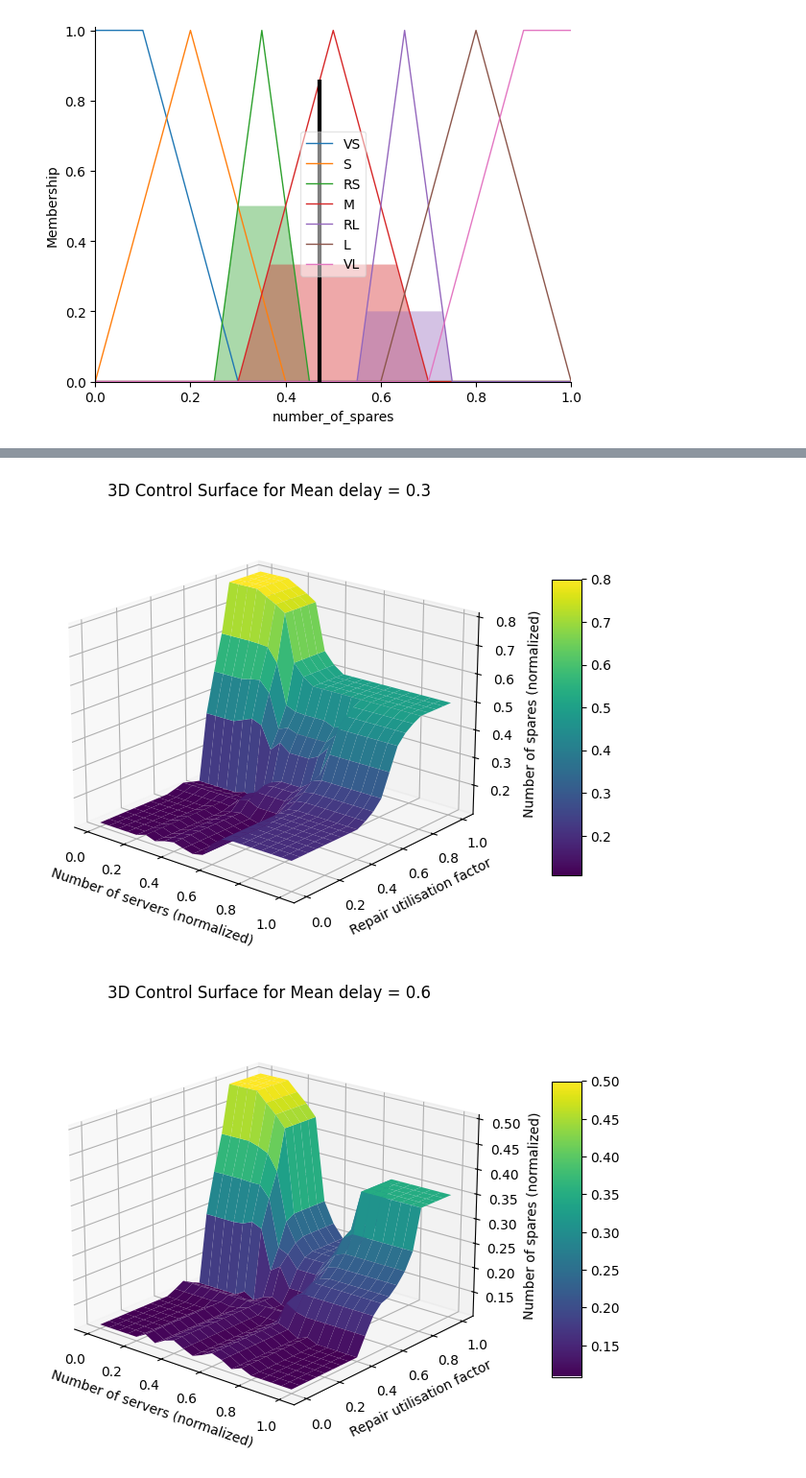
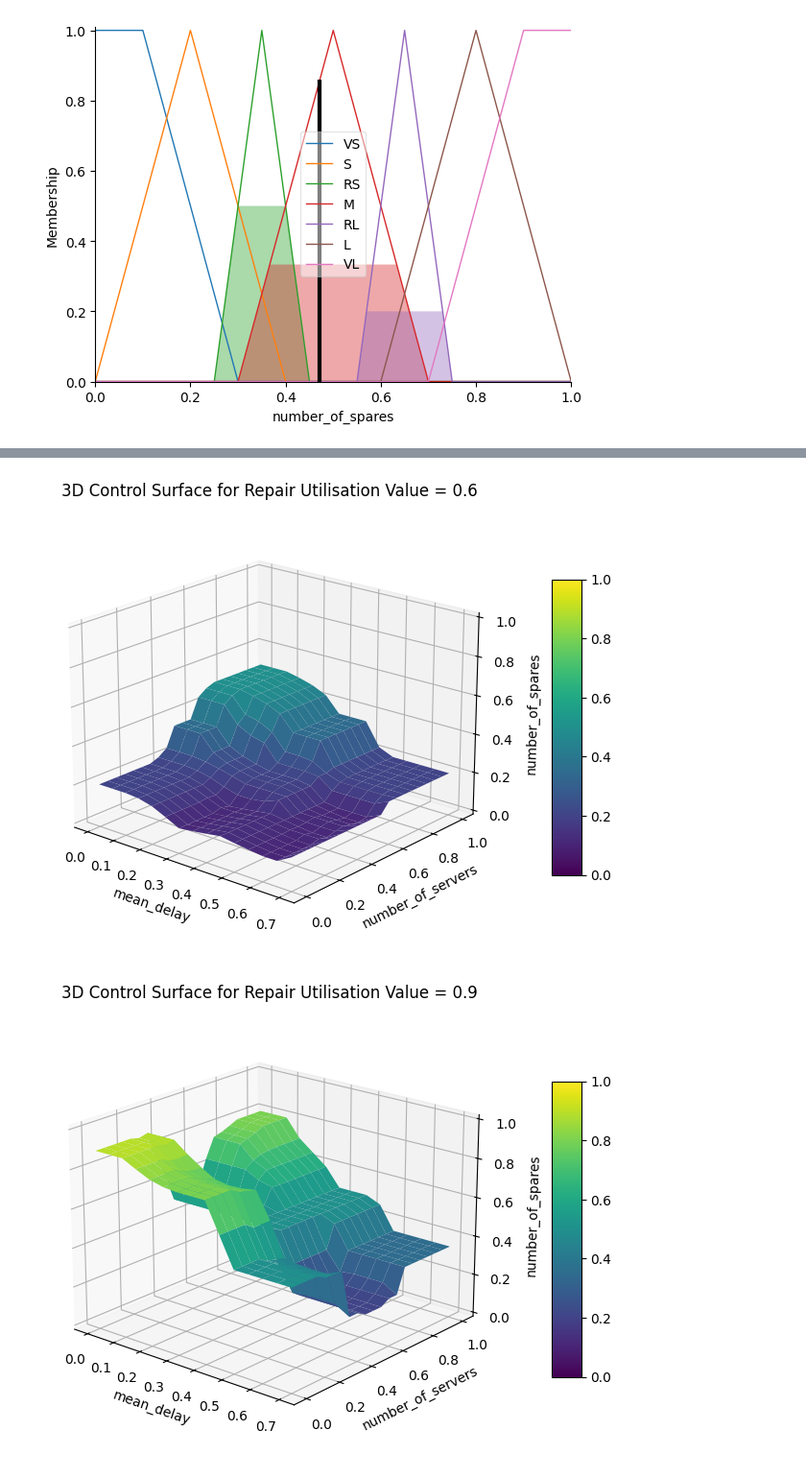
Before and after one commit to brian-vdb/intelligent-systems, a Jupyter notebook: fuzzy-logics.ipynb, the cells around one changed output, grey strips where cells are left out. Shown at 96% size. Drawn from its saved outputs; the diff is of its cells as text; code cells hidden in the pictures.

Commit message:
Corrected the graphs and added md

```diff
--- a/fuzzy-logics.ipynb
+++ b/fuzzy-logics.ipynb
@@ -135,21 +170,25 @@ Number of Spares: 0.47080338424678075
 # %%
 # Set the Mean delay values to visualize
-mean_delay_values = [0.1, 0.3, 0.6]
+repair_utilisation_values = [0.4, 0.6, 0.9]
 
 # Plot for each Mean delay value
-for mean_delay_value in mean_delay_values:
-    # We can simulate at higher resolution with full accuracy
-    no_samples = 21
-    upsampled = np.linspace(0.0, 1.0, no_samples)
-    x, y = np.meshgrid(upsampled, upsampled)
+for repair_utilisation_value in repair_utilisation_values:
+    no_samples_x = 15
+    no_samples_y = 21
+
+    x_upsampled = np.linspace(0.0, 0.7, no_samples_x)
+    y_upsampled = np.linspace(0.0, 1.0, no_samples_y)
+
+    x, y = np.meshgrid(x_upsampled, y_upsampled)
     z = np.zeros_like(x)
 
     # Loop through the system to collect the control surface
-    for i in range(no_samples):
-        for j in range(no_samples):
-            sim.input['mean_delay'] = mean_delay_value
-            sim.input['number_of_servers'] = x[i, j]
-            sim.input['repair_utilisation'] = y[i, j]
+    for i in range(no_samples_y):
+        for j in range(no_samples_x):
+            # Run the point through the fuzzy system
+            sim.input['mean_delay'] = x[i, j]
+            sim.input['number_of_servers'] = y[i, j]
+            sim.input['repair_utilisation'] = repair_utilisation_value
             sim.compute()
             z[i, j] = sim.output['number_of_spares']
 
@@ -157,16 +196,19 @@ for mean_delay_value in mean_delay_values:
     ax = fig.add_subplot(111, projection='3d')
 
     surf = ax.plot_surface(x, y, z, rstride=1, cstride=1, cmap='viridis',
-                           linewidth=0.4, antialiased=True)
+                           vmin=0.0, vmax=1.0, linewidth=0.5, antialiased=True)
 
     cset = ax.contourf(x, y, z, zdir='z', offset=-2.5, cmap='viridis', alpha=0.5)
     cset = ax.contourf(x, y, z, zdir='x', offset=3, cmap='viridis', alpha=0.5)
     cset = ax.contourf(x, y, z, zdir='y', offset=3, cmap='viridis', alpha=0.5)
 
     # Add labels to the axes
-    ax.set_xlabel('Number of servers (normalized)')
-    ax.set_ylabel('Repair utilisation factor')
-    ax.set_zlabel('Number of spares (normalized)')
+    ax.set_xlabel('mean_delay')
+    ax.set_ylabel('number_of_servers')
+    ax.set_zlabel('number_of_spares')
+
+    # Set the plot range for the z-axis
+    ax.set_zlim(0.0, 1.0)
 
     # Add a colorbar
     fig.colorbar(surf, ax=ax, pad=0.1, shrink=0.5, aspect=10)
@@ -175,6 +217,6 @@ for mean_delay_value in mean_delay_values:
     ax.view_init(elev=20, azim=-50)
 
     # Add a title
-    ax.set_title(f'3D Control Surface for Mean delay = {mean_delay_value}')
+    ax.set_title(f'3D Control Surface for Repair Utilisation Value = {repair_utilisation_value}')
     plt.show()
 # %% [output]
@@ -182,2 +224,2 @@ for mean_delay_value in mean_delay_values:
-[figure, old version]
+[figure, new version]
-[figure, old version]
+[figure, new version]
```
Also changed, not shown: parts of 14 cells of this notebook.
